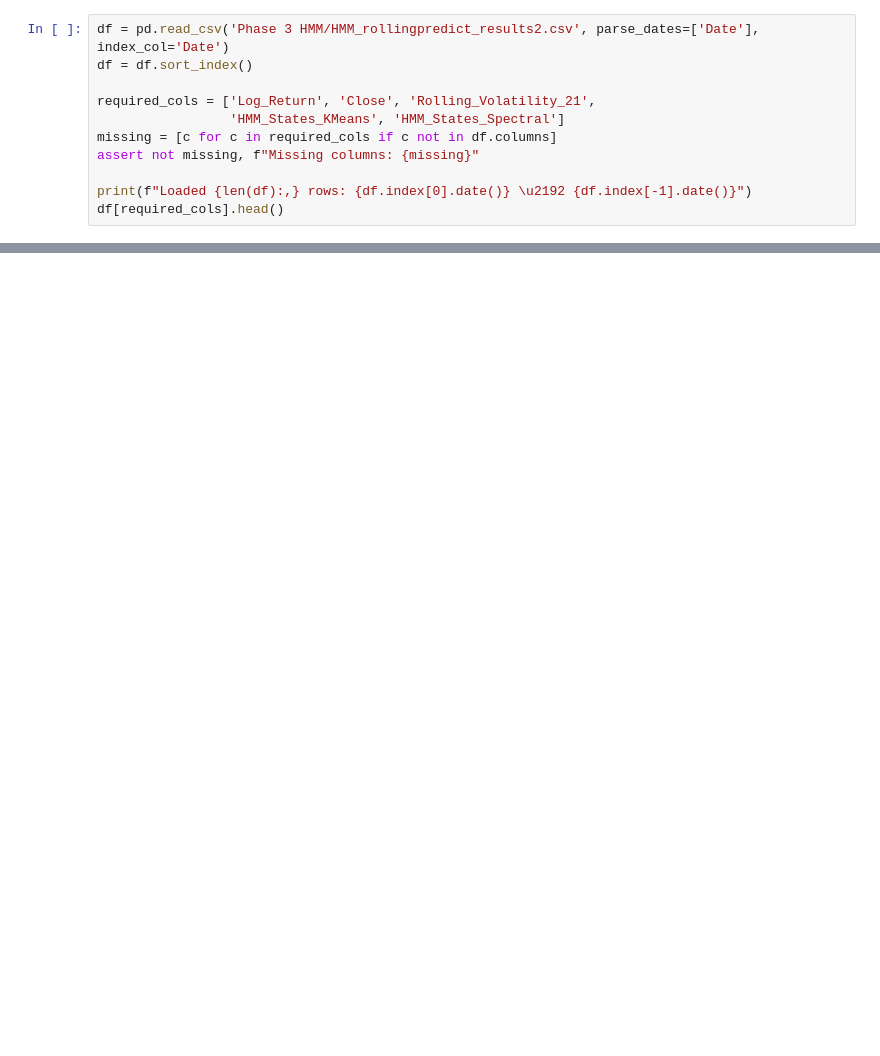
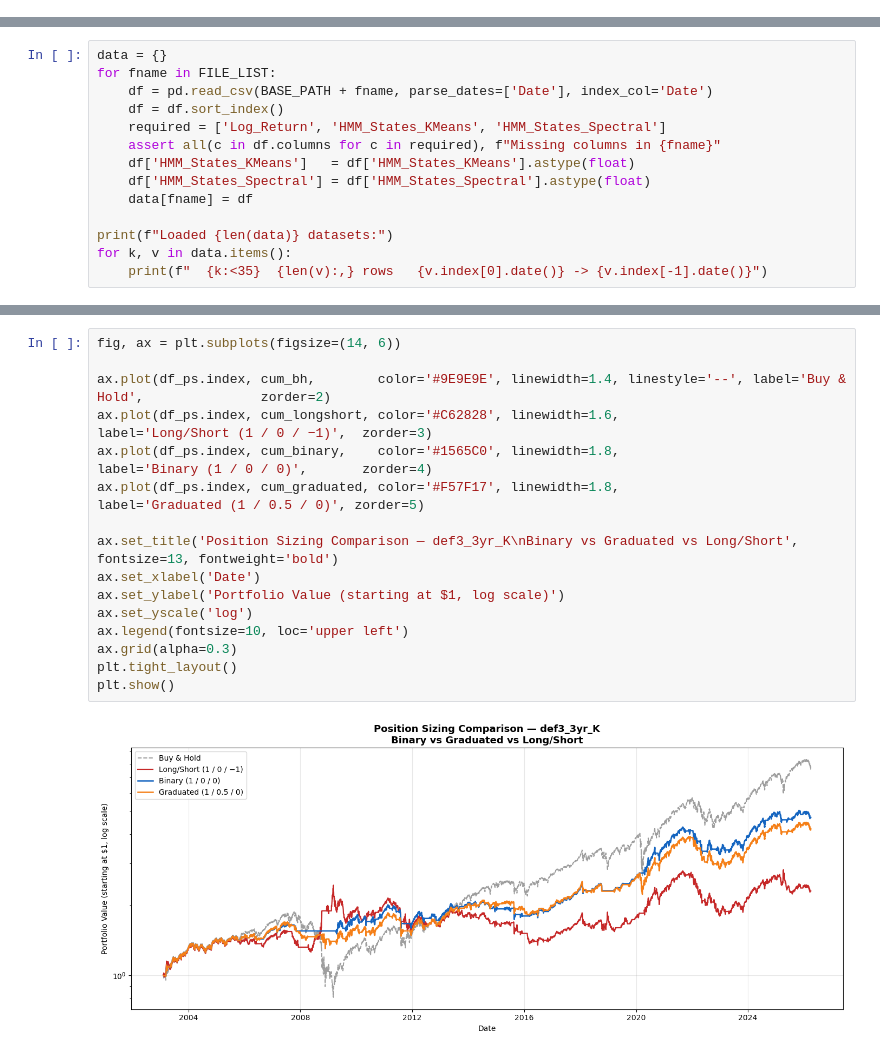
Before and after one commit to jack77703/market-regime-detection, a Jupyter notebook: Phase4_Financial_Application_Backtest.ipynb, the cells around one changed output, grey strips where cells are left out. Saved outputs shown, nothing was run; the diff lists cells and outputs as text; blank space fills up the shorter version.

```diff
--- a/Phase4_Financial_Application_Backtest.ipynb
+++ b/Phase4_Financial_Application_Backtest.ipynb
@@ -19,11 +34,0 @@ plt.rcParams['grid.alpha'] = 0.3
-# %%
-df = pd.read_csv('Phase 3 HMM/HMM_rollingpredict_results2.csv', parse_dates=['Date'], index_col='Date')
-df = df.sort_index()
-
-required_cols = ['Log_Return', 'Close', 'Rolling_Volatility_21',
-                 'HMM_States_KMeans', 'HMM_States_Spectral']
-missing = [c for c in required_cols if c not in df.columns]
-assert not missing, f"Missing columns: {missing}"
-
-print(f"Loaded {len(df):,} rows: {df.index[0].date()} \u2192 {df.index[-1].date()}")
-df[required_cols].head()
@@ -177,0 +35,14 @@ Which pipeline produces the better trading signal?
+# %%
+data = {}
+for fname in FILE_LIST:
+    df = pd.read_csv(BASE_PATH + fname, parse_dates=['Date'], index_col='Date')
+    df = df.sort_index()
+    required = ['Log_Return', 'HMM_States_KMeans', 'HMM_States_Spectral']
+    assert all(c in df.columns for c in required), f"Missing columns in {fname}"
+    df['HMM_States_KMeans']   = df['HMM_States_KMeans'].astype(float)
+    df['HMM_States_Spectral'] = df['HMM_States_Spectral'].astype(float)
+    data[fname] = df
+
+print(f"Loaded {len(data)} datasets:")
+for k, v in data.items():
+    print(f"  {k:<35}  {len(v):,} rows   {v.index[0].date()} -> {v.index[-1].date()}")
@@ -178 +350,19 @@ Which pipeline produces the better trading signal?
+# %%
+fig, ax = plt.subplots(figsize=(14, 6))
+
+ax.plot(df_ps.index, cum_bh,        color='#9E9E9E', linewidth=1.4, linestyle='--', label='Buy & Hold',               zorder=2)
+ax.plot(df_ps.index, cum_longshort, color='#C62828', linewidth=1.6,                 label='Long/Short (1 / 0 / −1)',  zorder=3)
+ax.plot(df_ps.index, cum_binary,    color='#1565C0', linewidth=1.8,                 label='Binary (1 / 0 / 0)',       zorder=4)
+ax.plot(df_ps.index, cum_graduated, color='#F57F17', linewidth=1.8,                 label='Graduated (1 / 0.5 / 0)', zorder=5)
+
+ax.set_title('Position Sizing Comparison — def3_3yr_K\nBinary vs Graduated vs Long/Short', fontsize=13, fontweight='bold')
+ax.set_xlabel('Date')
+ax.set_ylabel('Portfolio Value (starting at $1, log scale)')
+ax.set_yscale('log')
+ax.legend(fontsize=10, loc='upper left')
+ax.grid(alpha=0.3)
+plt.tight_layout()
+plt.show()
+# %% [output]
+[figure, added]
 # %%
```
Also changed, not shown: parts of 28 cells of this notebook, 13 other files.
